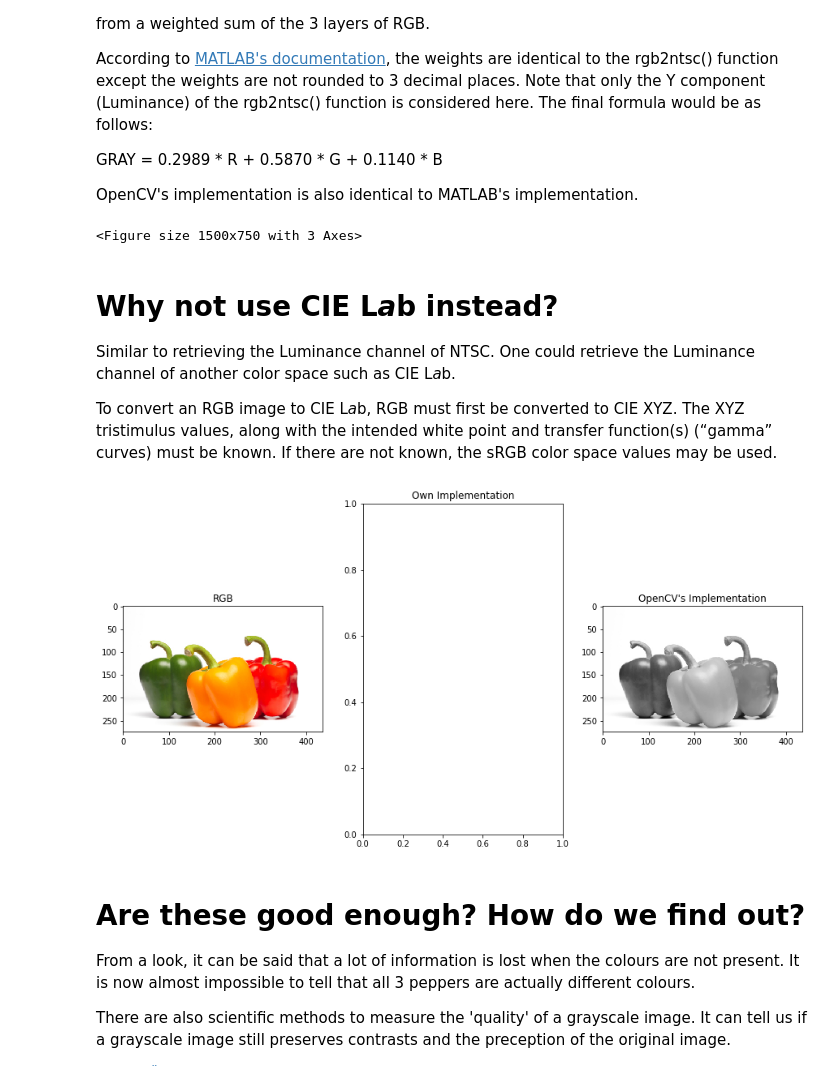
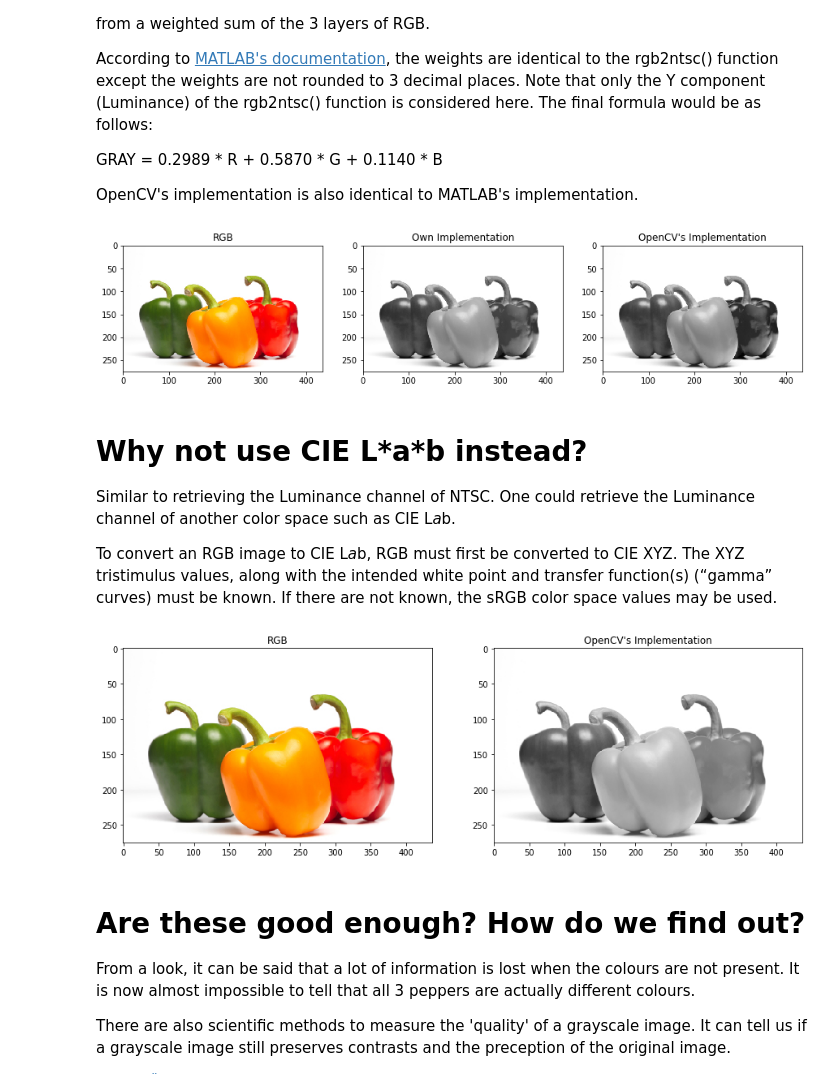
Before and after one commit to zim96/decolorization, a Jupyter notebook: simple_decolor.ipynb, the cells around one changed output. Drawn from its saved outputs; the diff is of its cells as text; code cells hidden in the pictures.

```diff
--- a/simple_decolor.ipynb
+++ b/simple_decolor.ipynb
@@ -16,6 +16,8 @@ OpenCV's implementation is also identical to MATLAB's implementation.
 import numpy as np
 import cv2 as cv
 import matplotlib.pyplot as plt
+from matplotlib.image import imread
+from skimage import color
 import math
 
 def rgb2gray(img):
@@ -29,11 +31,10 @@ def rgb2gray(img):
 
     return gray
 
-sample_img = cv.imread("3peppers.jpg")
-sample_img = cv.cvtColor(sample_img, cv.COLOR_BGR2RGB)
+sample_img = imread("3peppers.jpg")
 
 gray_img = rgb2gray(sample_img)
-gray2_img = cv.cvtColor(sample_img, cv.COLOR_RGB2GRAY)
+gray2_img = color.rgb2gray(sample_img)
 
 plt.figure(figsize=(15,7.5))
 plt.subplot("131")
@@ -47,36 +48,27 @@ plt.title("OpenCV's Implementation")
 plt.imshow(gray2_img, cmap="gray")
 plt.show()
 # %% [output]
-<Figure size 1500x750 with 3 Axes>
+[figure, added]
 # %% [markdown]
-# Why not use CIE L*a*b instead?
+# Why not use CIE L\*a\*b instead?
 
 Similar to retrieving the Luminance channel of NTSC. One could retrieve the Luminance channel of another color space such as CIE L*a*b.
 
 To convert an RGB image to CIE L*a*b, RGB must first be converted to CIE XYZ. The XYZ tristimulus values, along with the intended white point and transfer function(s) (“gamma” curves) must be known. If there are not known, the sRGB color space values may be used.
 # %%
-# Implement RGB to CIE L*a*b
-
-sample_img = cv.imread("3peppers.jpg")
-sample_img = cv.cvtColor(sample_img, cv.COLOR_BGR2RGB)
-
-#gray_img = rgb2lab(sample_img)
-lab_img = cv.cvtColor(sample_img, cv.COLOR_RGB2LAB)
-gray2_img = lab_img[:,:,0]
+lab_img = color.rgb2lab(sample_img)
+gray3_img = lab_img[:,:,0]
 
 plt.figure(figsize=(15,7.5))
-plt.subplot("131")
+plt.subplot("121")
 plt.title("RGB")
 plt.imshow(sample_img)
-plt.subplot("132")
-plt.title("Own Implementation")
-#plt.imshow(gray_img, cmap="gray")
-plt.subplot("133")
+plt.subplot("122")
 plt.title("OpenCV's Implementation")
-plt.imshow(gray2_img, cmap="gray")
+plt.imshow(gray3_img, cmap="gray")
 plt.show()
 # %% [output]
-[figure, old version]
+[figure, new version]
 # %% [markdown]
 # Are these good enough? How do we find out?
 
```
Also changed, not shown: parts of 1 cell of this notebook.
